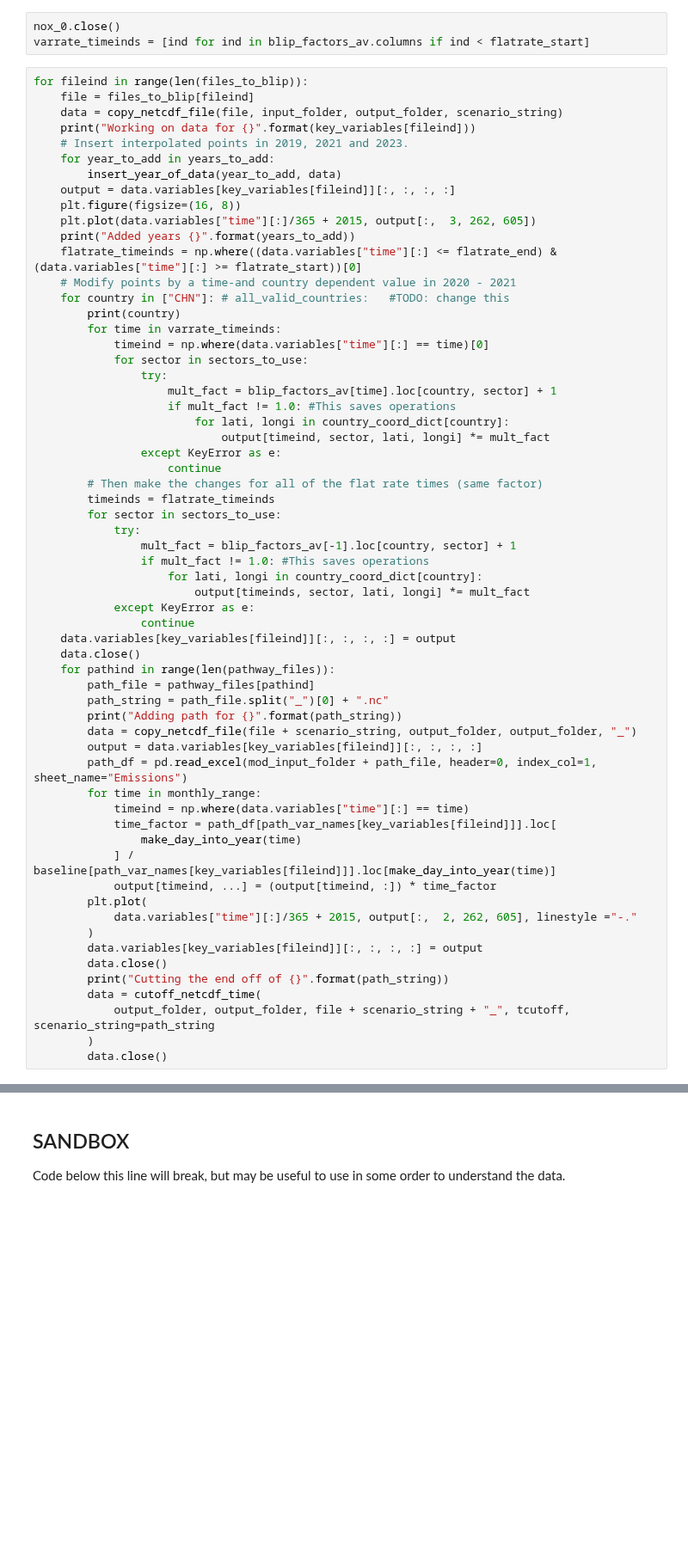
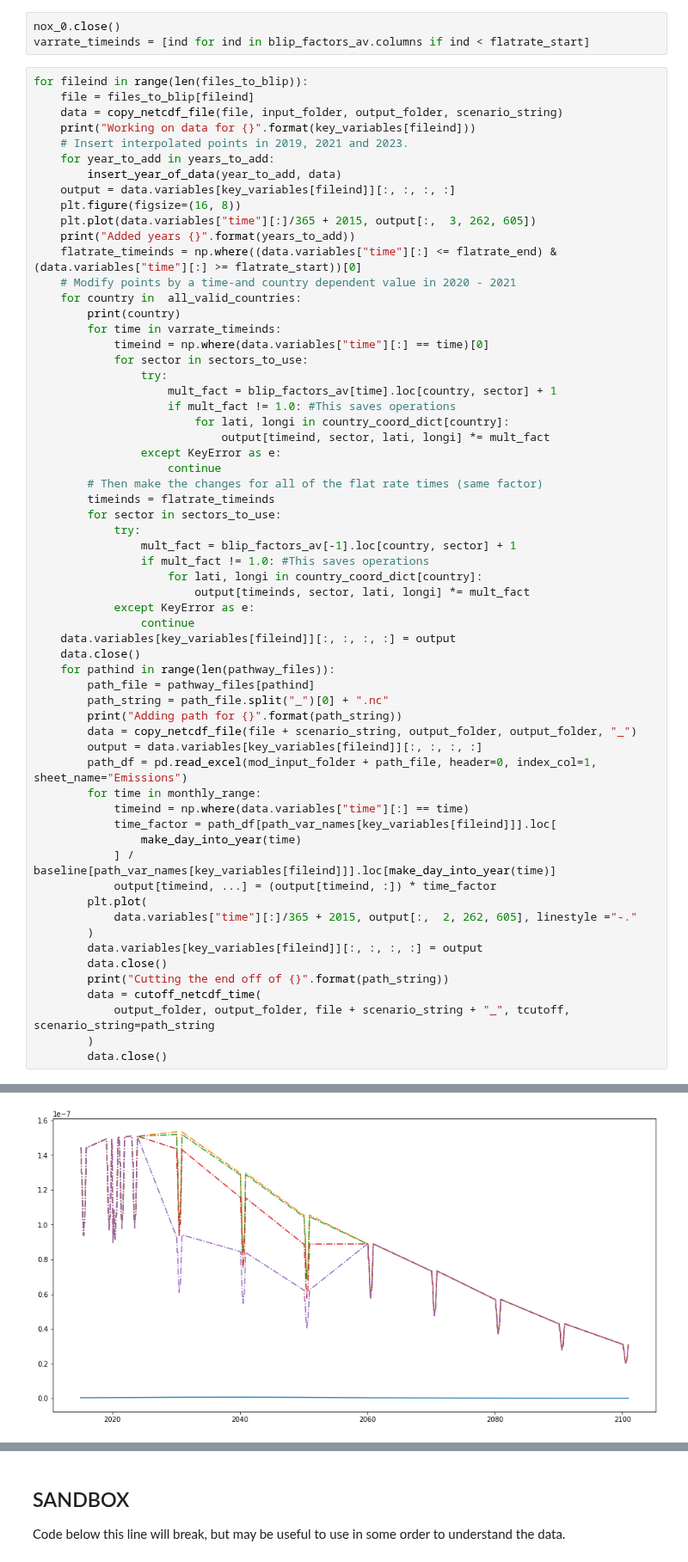
Before and after one commit to Rlamboll/modify_COVID19_netCDF_Emissions, a Jupyter notebook: calculations/COVID19EmissionsCalcAerosols.ipynb, the cells around one changed output, grey strips where cells are left out. Shown at 86% size. Cells and saved outputs as stored; diff of their text form; blank space fills up the shorter version.

```diff
--- a/calculations/COVID19EmissionsCalcAerosols.ipynb
+++ b/calculations/COVID19EmissionsCalcAerosols.ipynb
@@ -332,7 +332,7 @@ for fileind in range(len(files_to_blip)):
     print("Added years {}".format(years_to_add))
     flatrate_timeinds = np.where((data.variables["time"][:] <= flatrate_end) & (data.variables["time"][:] >= flatrate_start))[0]
     # Modify points by a time-and country dependent value in 2020 - 2021
-    for country in ["CHN"]: # all_valid_countries:   #TODO: change this
+    for country in  all_valid_countries:
         print(country)
         for time in varrate_timeinds:
             timeind = np.where(data.variables["time"][:] == time)[0]
@@ -391,0 +400 @@ Cutting the end off of ModerateGreen.nc
+[figure, added]
```
Also changed, not shown: parts of 5 cells of this notebook.
